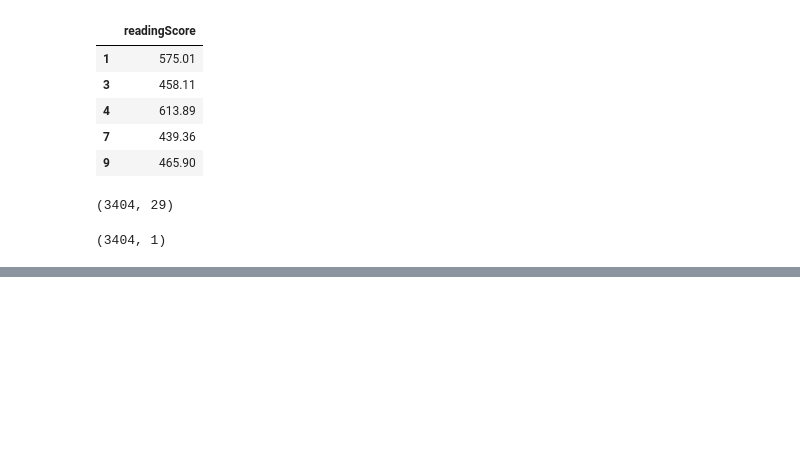
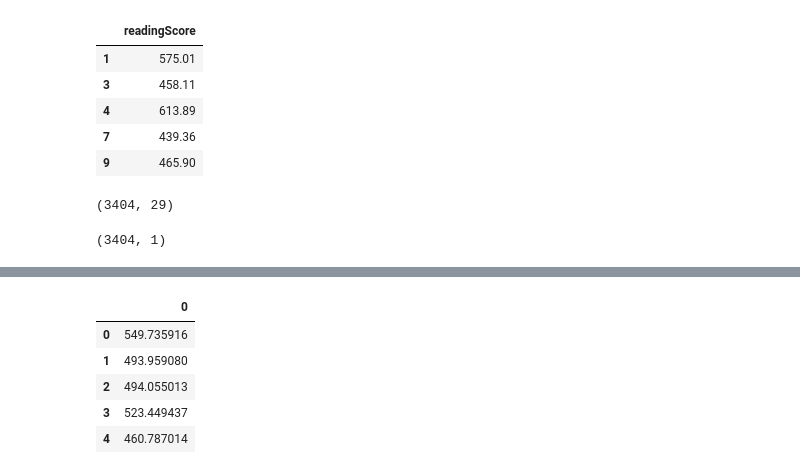
Before and after one commit to atheesh1998/Analytics-Edge, a Jupyter notebook: 2. Linear Regression/5. PISA Scores.ipynb, the cells around one changed output, grey strips where cells are left out. Cells and saved outputs as stored; diff of their text form; code cells hidden in the pictures; blank space fills up the shorter version.

```diff
--- a/2. Linear Regression/5. PISA Scores.ipynb
+++ b/2. Linear Regression/5. PISA Scores.ipynb
@@ -177,0 +206,10 @@ print(r2_score(y_test, y_pred))
+# %%
+y_pred_df = pd.DataFrame(y_pred)
+y_pred_df.head()
+# %% [output]
+|  | 0 |
+| 0 | 549.735916 |
+| 1 | 493.959080 |
+| 2 | 494.055013 |
+| 3 | 523.449437 |
+| 4 | 460.787014 |
```
Also changed, not shown: parts of 8 cells of this notebook.
